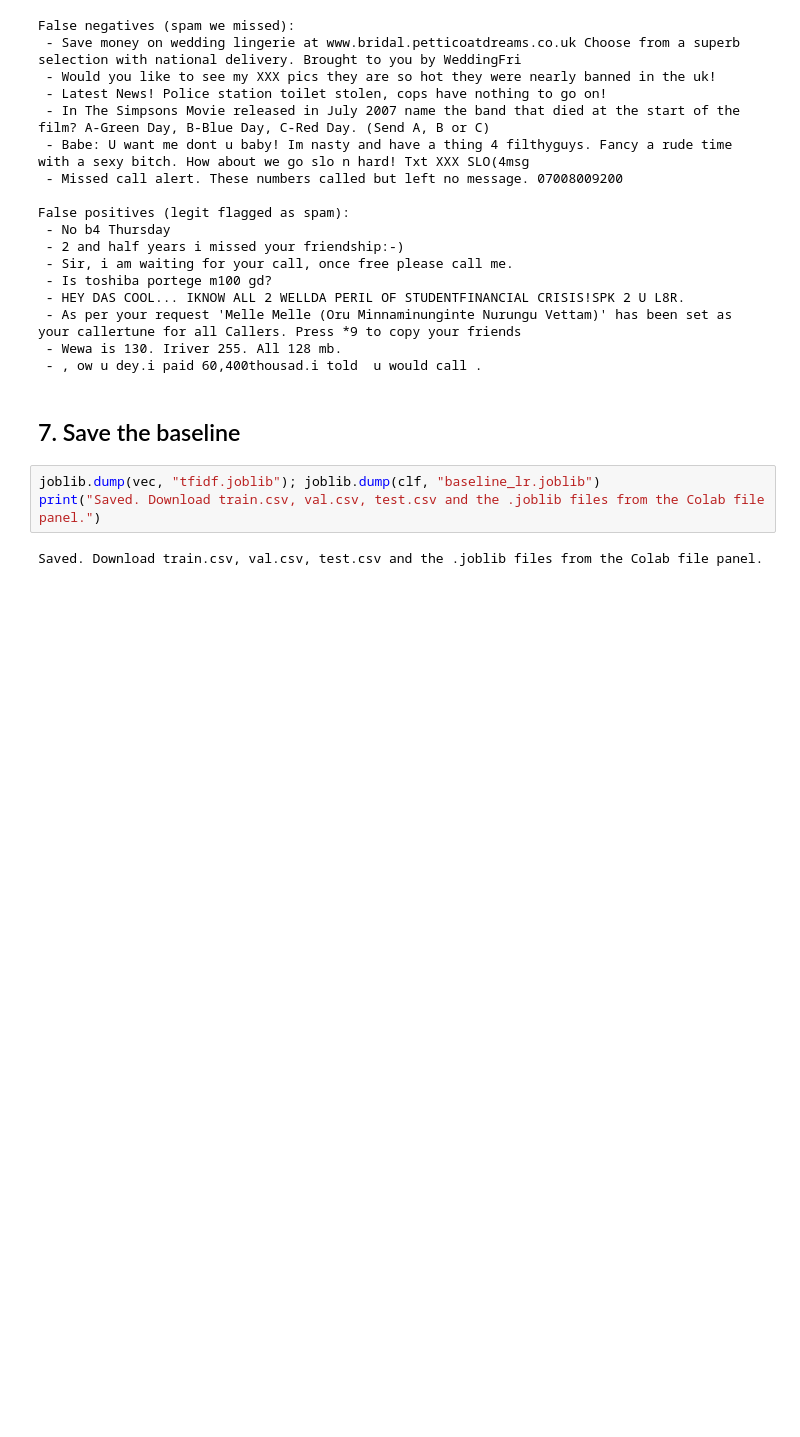
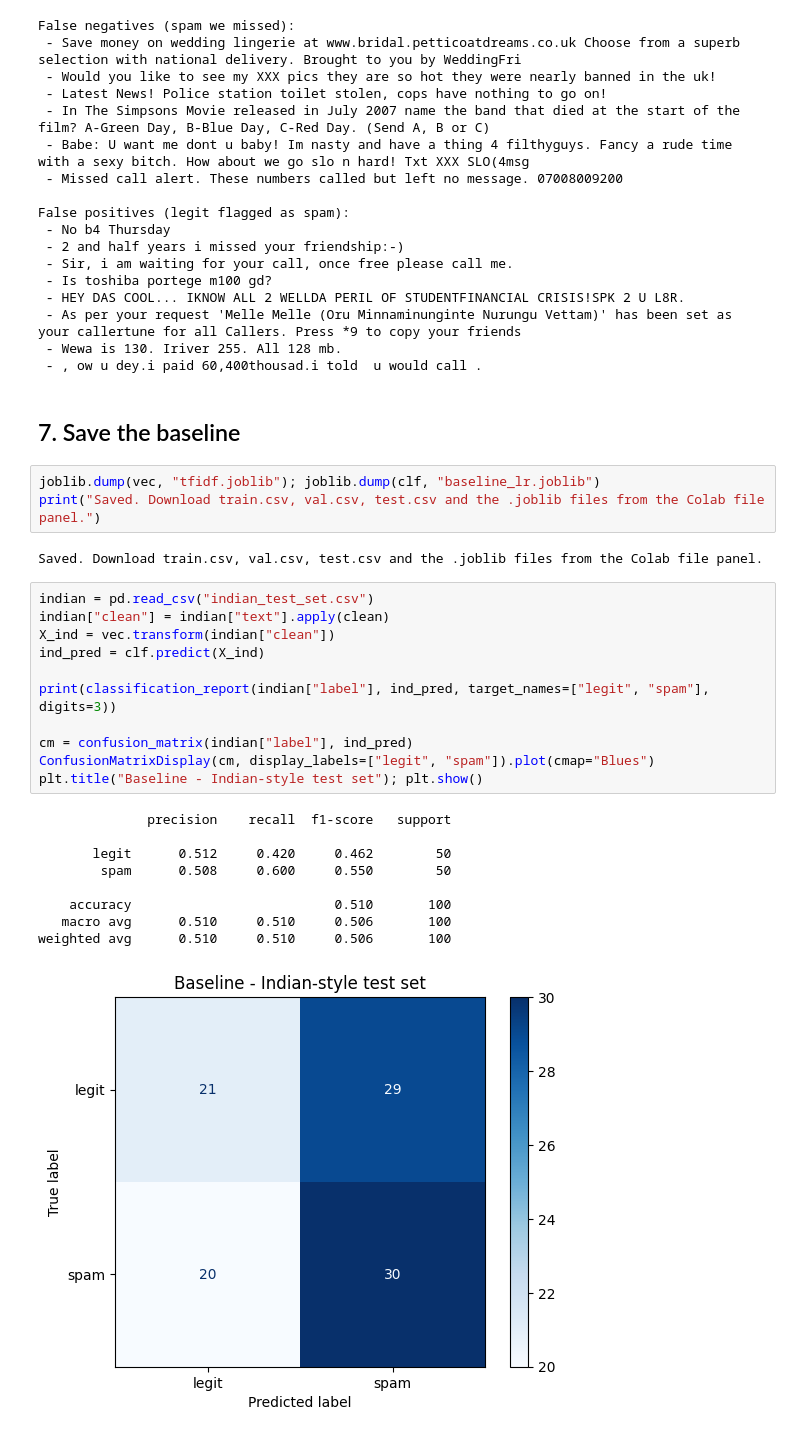
Before and after one commit to Meenakshi-N-24/RedFlag, a Jupyter notebook: notebooks/01_baseline_tfidf.ipynb, the cells around one changed output. Saved outputs shown, nothing was run; the diff lists cells and outputs as text; blank space fills up the shorter version.

Commit message:
Evaluate baseline on Indian-style test set

```diff
--- a/notebooks/01_baseline_tfidf.ipynb
+++ b/notebooks/01_baseline_tfidf.ipynb
@@ -161,3 +161,24 @@ joblib.dump(vec, "tfidf.joblib"); joblib.dump(clf, "baseline_lr.joblib")
 print("Saved. Download train.csv, val.csv, test.csv and the .joblib files from the Colab file panel.")
 # %% [output]
 Saved. Download train.csv, val.csv, test.csv and the .joblib files from the Colab file panel.
+# %%
+indian = pd.read_csv("indian_test_set.csv")
+indian["clean"] = indian["text"].apply(clean)
+X_ind = vec.transform(indian["clean"])
+ind_pred = clf.predict(X_ind)
+
+print(classification_report(indian["label"], ind_pred, target_names=["legit", "spam"], digits=3))
+
+cm = confusion_matrix(indian["label"], ind_pred)
+ConfusionMatrixDisplay(cm, display_labels=["legit", "spam"]).plot(cmap="Blues")
+plt.title("Baseline - Indian-style test set"); plt.show()
+# %% [output]
+              precision    recall  f1-score   support
+
+       legit      0.512     0.420     0.462        50
+        spam      0.508     0.600     0.550        50
+
+    accuracy                          0.510       100
+   macro avg      0.510     0.510     0.506       100
+weighted avg      0.510     0.510     0.506       100
+[figure, added]
```
Also changed, not shown: parts of 1 cell of this notebook.
